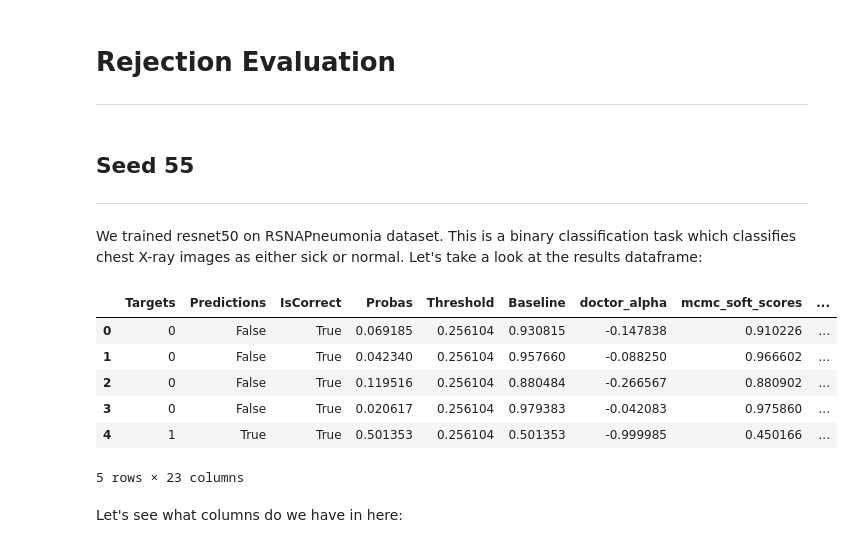
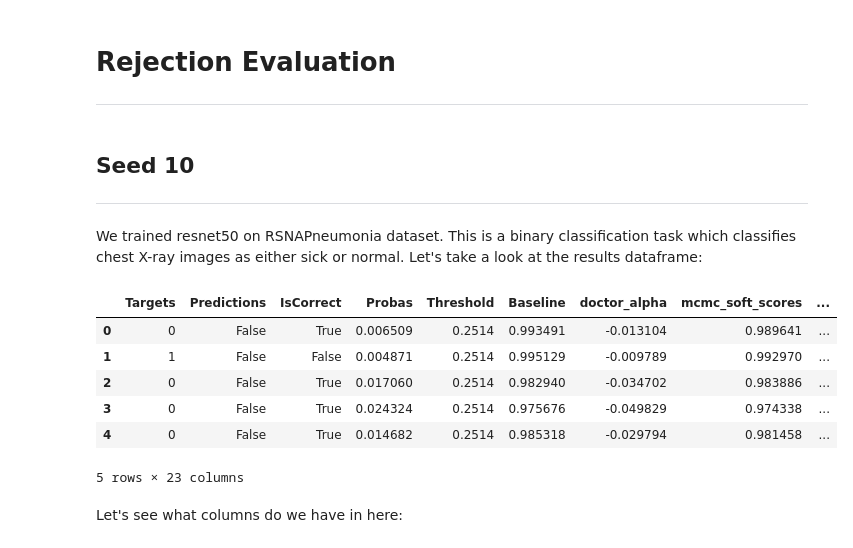
Before and after one commit to Barack-Samuni/failure_detection_benchmark, a Jupyter notebook: rejection_results_RSNA.ipynb, the cells around one changed output. Drawn from its saved outputs; the diff is of its cells as text; code cells hidden in the pictures.

```diff
--- a/rejection_results_RSNA.ipynb
+++ b/rejection_results_RSNA.ipynb
@@ -2,22 +2,22 @@
 # **Rejection Evaluation**
 ***
 # %% [markdown]
-## **Seed 55**
+## **Seed 10**
 ***
 # %% [markdown]
 We trained resnet50 on RSNAPneumonia dataset. This is a binary classification task which classifies chest X-ray images as either sick or normal. Let's take a look at the results dataframe:
 # %%
 import pandas as pd
-output_path = r"C:\Computer_Vision\Medical_Images_With_Rejection\OurSolution\failure_detection_benchmark\outputs\RSNAPneumonia\resnet50\dropout_all_layers_autolr_paper\seed_55\failure_detection\scores_df.csv"
+output_path = r"C:\Computer_Vision\Medical_Images_With_Rejection\OurSolution\failure_detection_benchmark\outputs_train\RSNAPneumonia\resnet50\dropout_all_layers_autolr_paper\seed_10\failure_detection\scores_df.csv"
 scores_df = pd.read_csv(output_path)
 scores_df.head()
 # %% [output]
 |  | Targets | Predictions | IsCorrect | Probas | Threshold | Baseline | doctor_alpha | mcmc_soft_scores | ... |
-| 0 | 0 | False | True | 0.069185 | 0.256104 | 0.930815 | -0.147838 | 0.910226 | ... |
-| 1 | 0 | False | True | 0.042340 | 0.256104 | 0.957660 | -0.088250 | 0.966602 | ... |
-| 2 | 0 | False | True | 0.119516 | 0.256104 | 0.880484 | -0.266567 | 0.880902 | ... |
-| 3 | 0 | False | True | 0.020617 | 0.256104 | 0.979383 | -0.042083 | 0.975860 | ... |
-| 4 | 1 | True | True | 0.501353 | 0.256104 | 0.501353 | -0.999985 | 0.450166 | ... |
+| 0 | 0 | False | True | 0.006509 | 0.2514 | 0.993491 | -0.013104 | 0.989641 | ... |
+| 1 | 1 | False | False | 0.004871 | 0.2514 | 0.995129 | -0.009789 | 0.992970 | ... |
+| 2 | 0 | False | True | 0.017060 | 0.2514 | 0.982940 | -0.034702 | 0.983886 | ... |
+| 3 | 0 | False | True | 0.024324 | 0.2514 | 0.975676 | -0.049829 | 0.974338 | ... |
+| 4 | 0 | False | True | 0.014682 | 0.2514 | 0.985318 | -0.029794 | 0.981458 | ... |
 5 rows × 23 columns
 # %% [markdown]
 Let's see what columns do we have in here:
```
Also changed, not shown: parts of 7 cells of this notebook, 3 other files.
